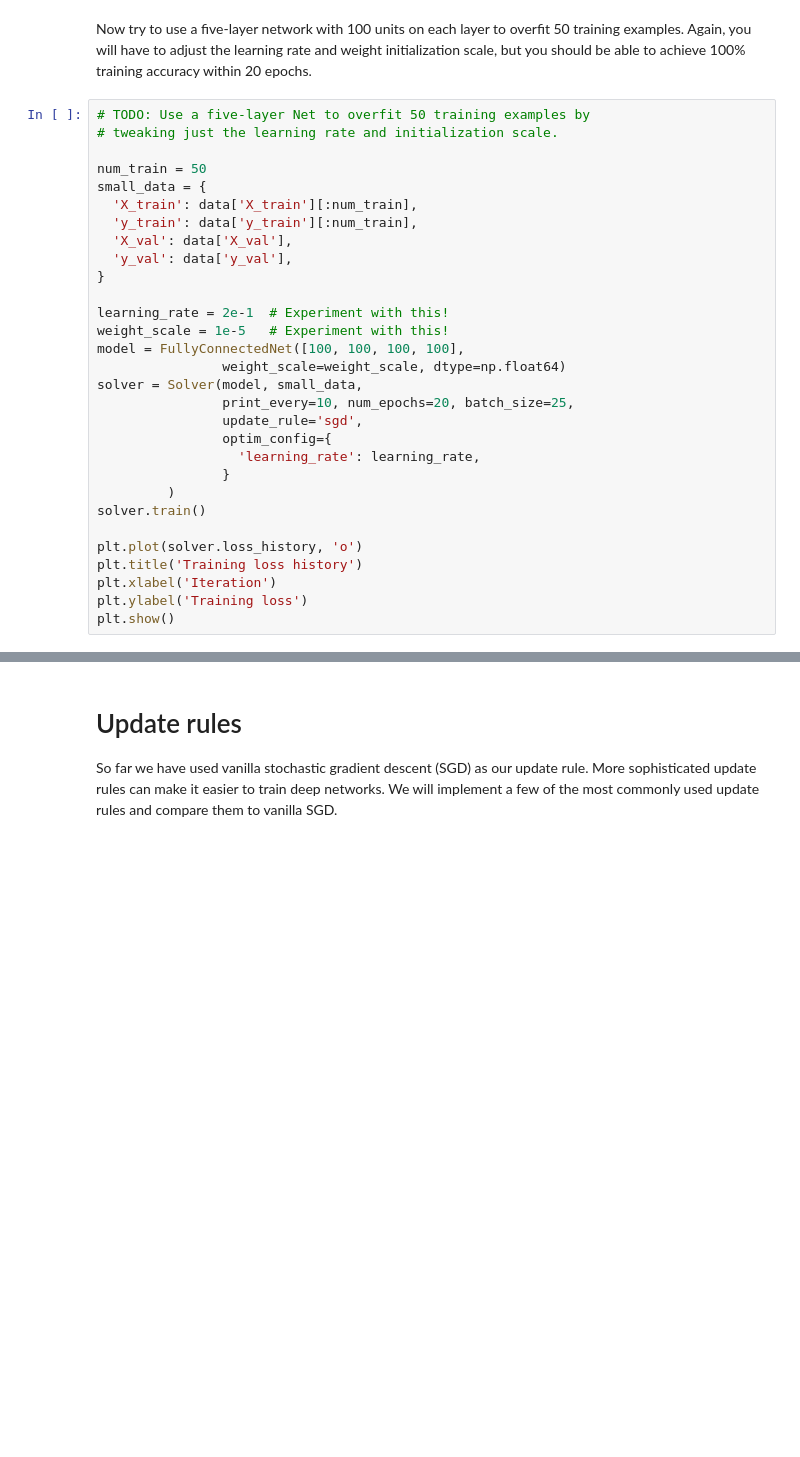
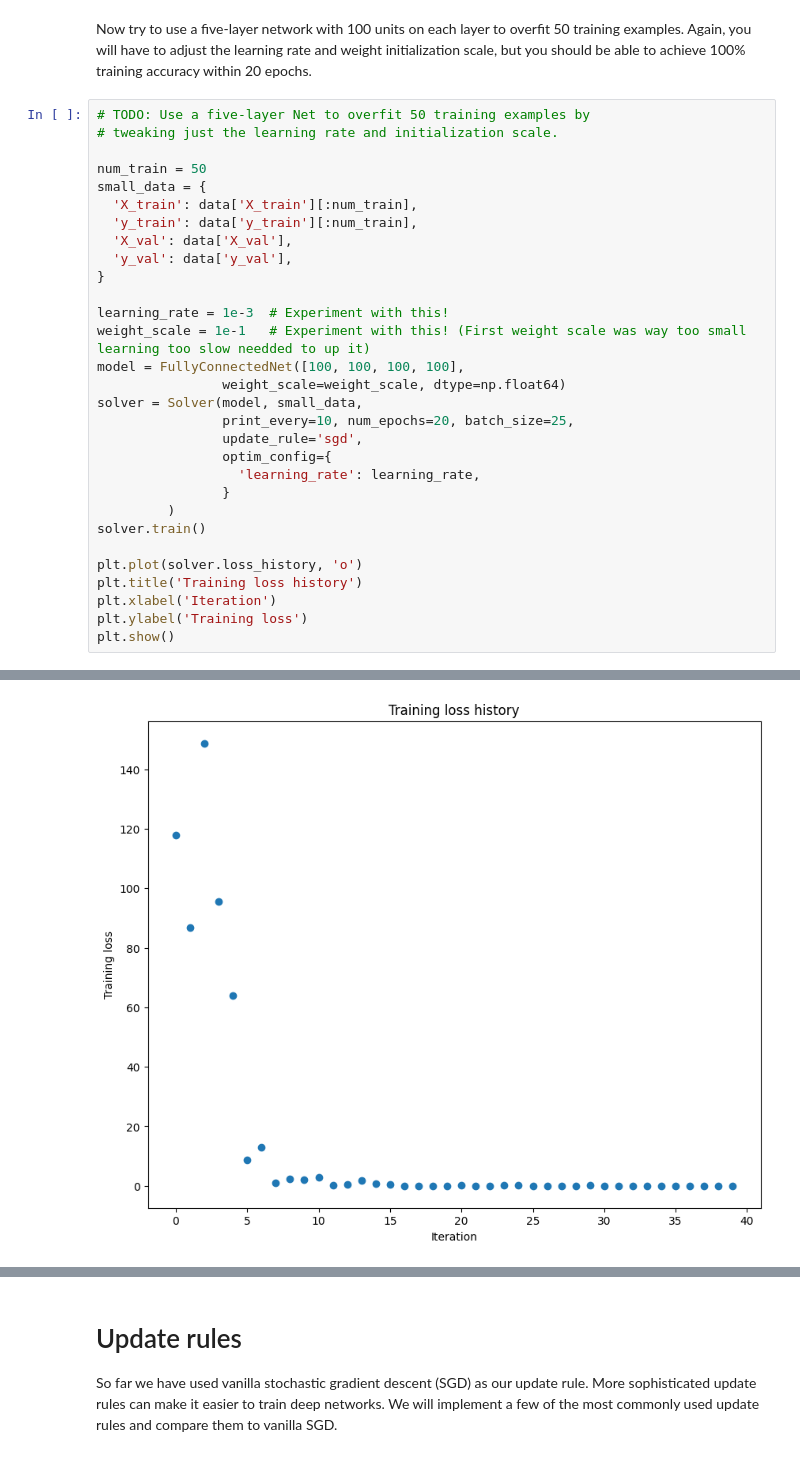
Before and after one commit to aamirelhaissouni/ECE-562-Lab1, a Jupyter notebook: assignment1/Q1-FCNetworks.ipynb, the cells around one changed output, grey strips where cells are left out. Cells and saved outputs as stored; diff of their text form; blank space fills up the shorter version.

```diff
--- a/assignment1/Q1-FCNetworks.ipynb
+++ b/assignment1/Q1-FCNetworks.ipynb
@@ -456,8 +501,8 @@ small_data = {
   'y_val': data['y_val'],
 }
 
-learning_rate = 2e-1  # Experiment with this!
-weight_scale = 1e-5   # Experiment with this!
+learning_rate = 1e-3  # Experiment with this!
+weight_scale = 1e-1   # Experiment with this! (First weight scale was way too small learning too slow needded to up it)
 model = FullyConnectedNet([100, 100, 100, 100],
                 weight_scale=weight_scale, dtype=np.float64)
 solver = Solver(model, small_data,
@@ -474,3 +519,4 @@ plt.title('Training loss history')
 plt.xlabel('Iteration')
 plt.ylabel('Training loss')
 plt.show()
+# %% [output]
@@ -477,3 +540,4 @@ plt.show()
+[figure, added]
 # %% [markdown]
 ## Inline Question 3:
 Why would you need multi-layer networks ? Will stacking several layers without activation functions be able to model complex problems ?
```
Also changed, not shown: parts of 6 cells of this notebook, 1 other file.
